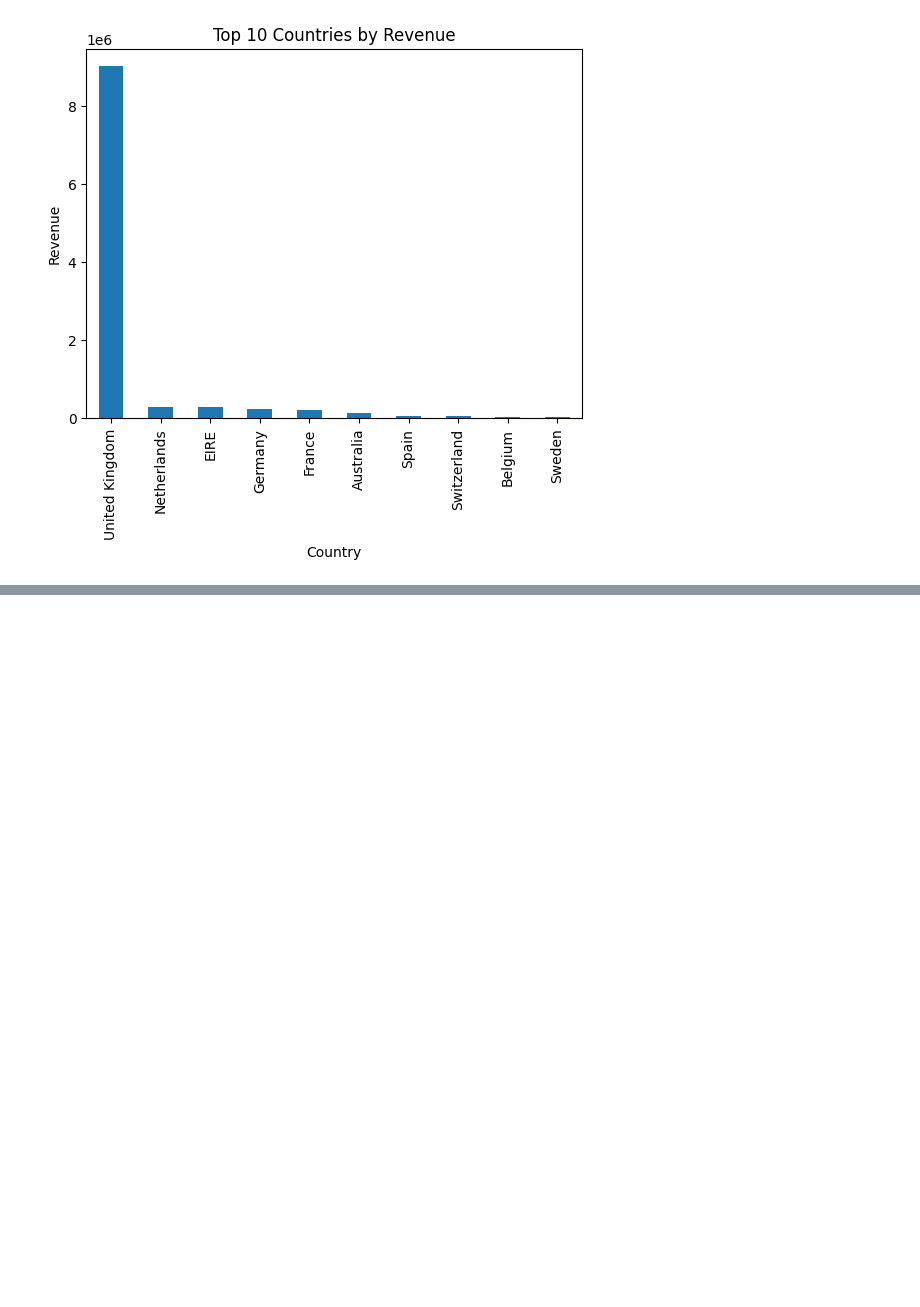
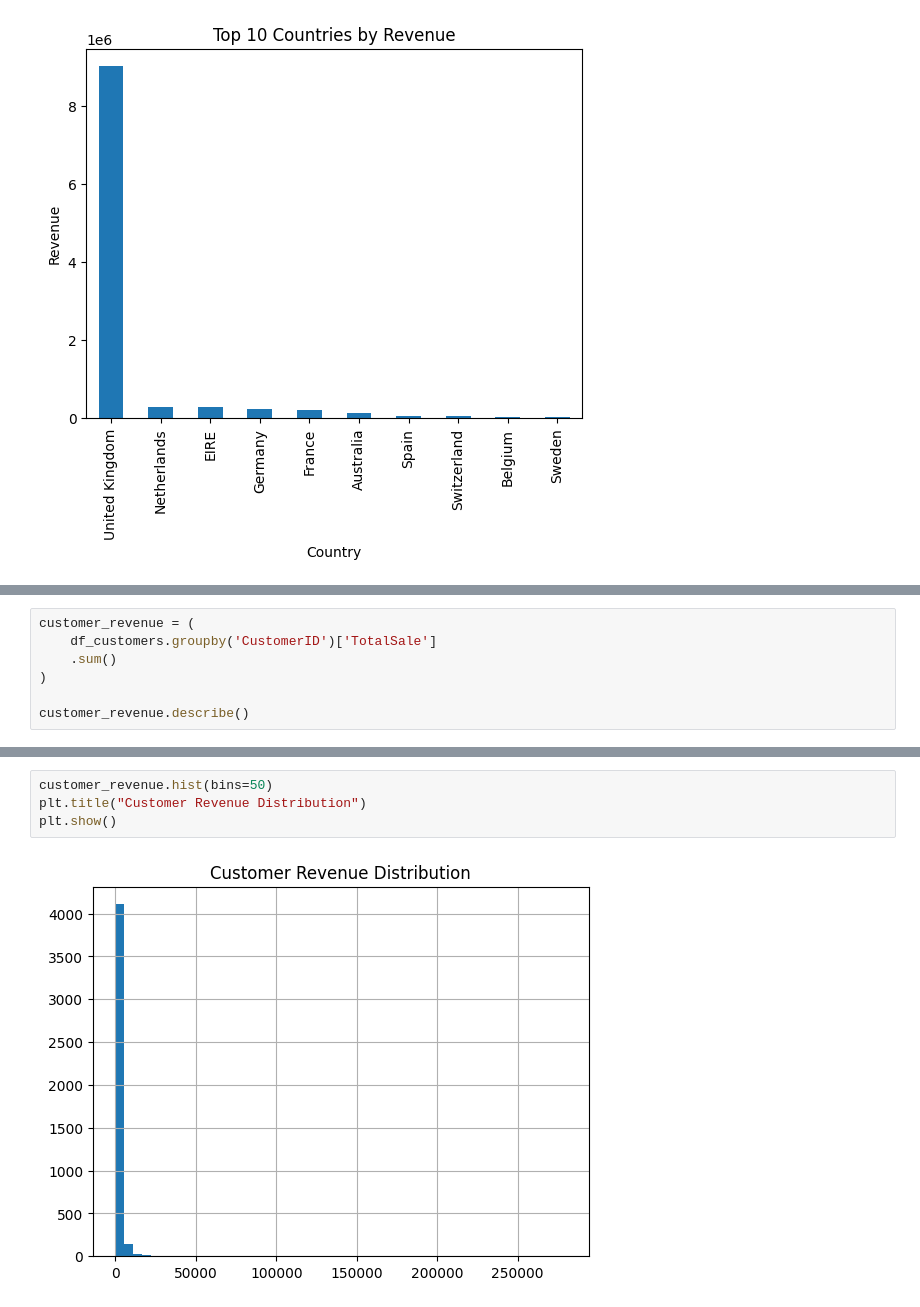
Before and after one commit to Jawid-Arabzada/ecommerce-sales-analysis, a Jupyter notebook: E_commerce_Sales.ipynb, the cells around one changed output, grey strips where cells are left out. Drawn from its saved outputs; the diff is of its cells as text; blank space fills up the shorter version.

```diff
--- a/E_commerce_Sales.ipynb
+++ b/E_commerce_Sales.ipynb
@@ -318,0 +353,7 @@ plt.show()
+# %%
+customer_revenue = (
+    df_customers.groupby('CustomerID')['TotalSale']
+    .sum()
+)
+
+customer_revenue.describe()
@@ -318,0 +370,6 @@ plt.show()
+# %%
+customer_revenue.hist(bins=50)
+plt.title("Customer Revenue Distribution")
+plt.show()
+# %% [output]
+[figure, added]
```
Also changed, not shown: parts of 16 cells of this notebook.
